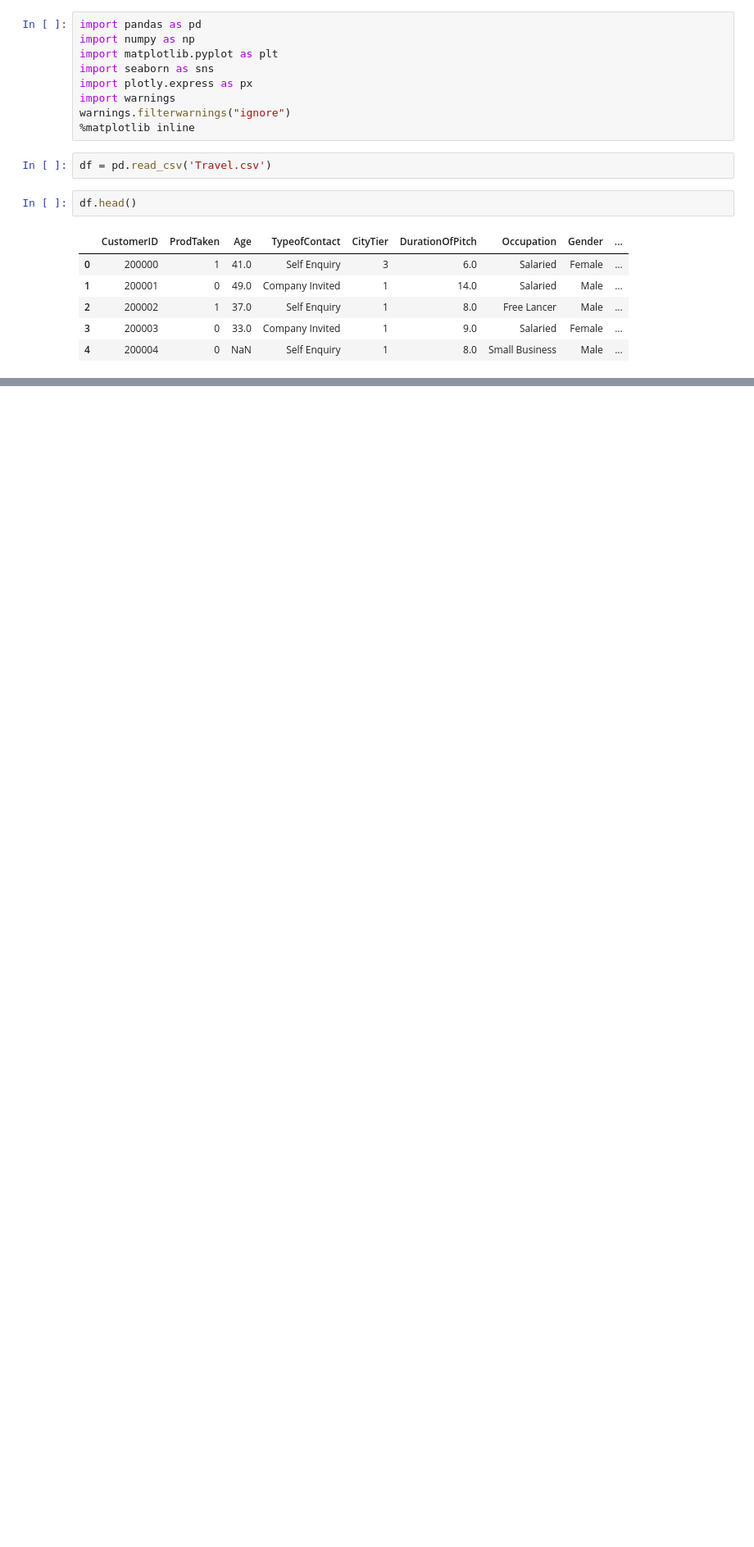
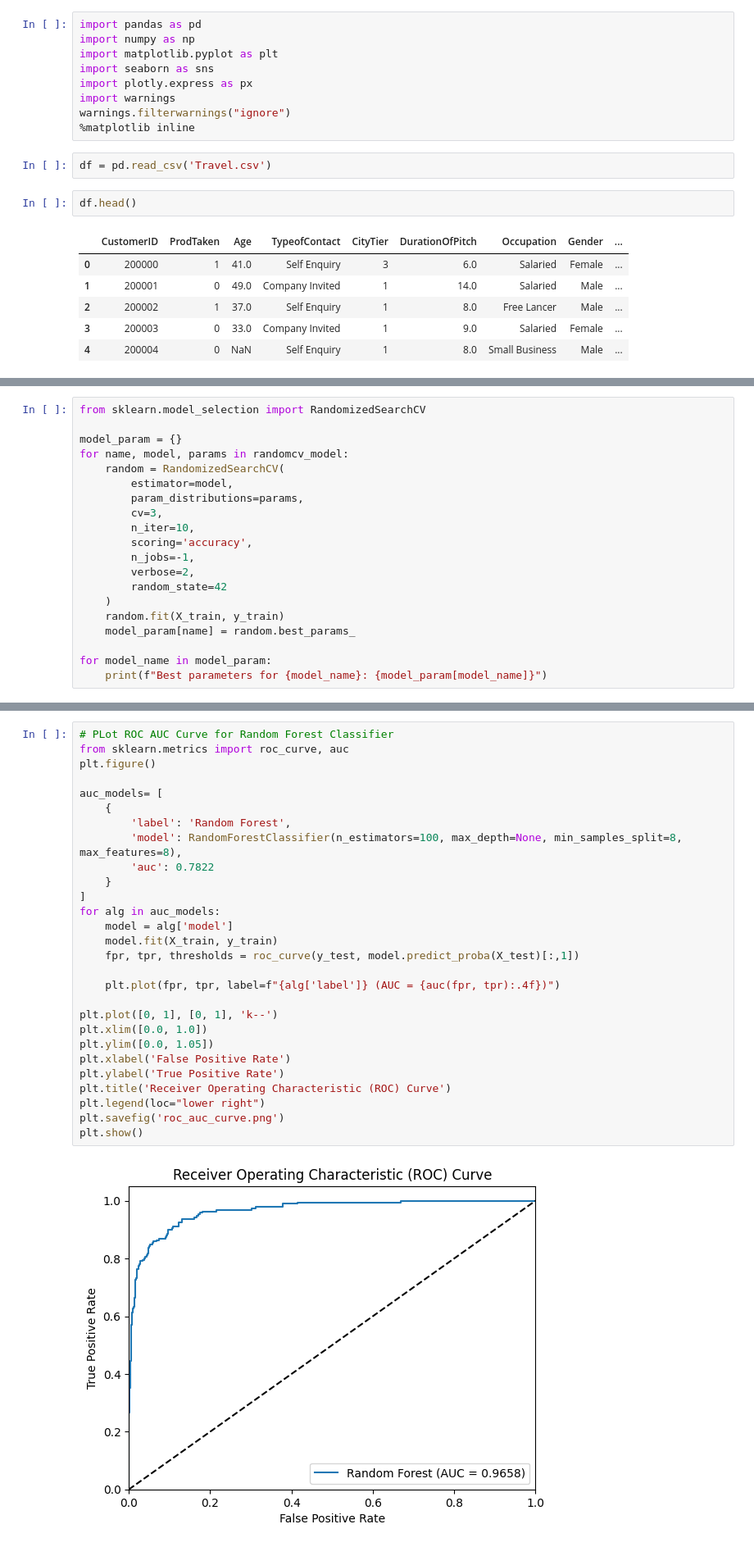
Before and after one commit to ssjha210/mlalgos-practice, a Jupyter notebook: 10_Random_Forest/classifier.ipynb, the cells around one changed output, grey strips where cells are left out. Shown at 82% size. Drawn from its saved outputs; the diff is of its cells as text; blank space fills up the shorter version.

Commit message:
RF Model Trained

```diff
--- a/10_Random_Forest/classifier.ipynb
+++ b/10_Random_Forest/classifier.ipynb
@@ -20,0 +420,20 @@ df.head()
+# %%
+from sklearn.model_selection import RandomizedSearchCV
+
+model_param = {}
+for name, model, params in randomcv_model:
+    random = RandomizedSearchCV(
+        estimator=model,
+        param_distributions=params,
+        cv=3,
+        n_iter=10,
+        scoring='accuracy',
+        n_jobs=-1,
+        verbose=2,
+        random_state=42
+    )
+    random.fit(X_train, y_train)
+    model_param[name] = random.best_params_
+
+for model_name in model_param:
+    print(f"Best parameters for {model_name}: {model_param[model_name]}")
@@ -20,0 +503,30 @@ df.head()
+# %%
+# PLot ROC AUC Curve for Random Forest Classifier
+from sklearn.metrics import roc_curve, auc
+plt.figure()
+
+auc_models= [
+    {
+        'label': 'Random Forest',
+        'model': RandomForestClassifier(n_estimators=100, max_depth=None, min_samples_split=8, max_features=8),
+        'auc': 0.7822
+    }
+]
+for alg in auc_models:
+    model = alg['model']
+    model.fit(X_train, y_train)
+    fpr, tpr, thresholds = roc_curve(y_test, model.predict_proba(X_test)[:,1])
+
+    plt.plot(fpr, tpr, label=f"{alg['label']} (AUC = {auc(fpr, tpr):.4f})")
+
+plt.plot([0, 1], [0, 1], 'k--')
+plt.xlim([0.0, 1.0])
+plt.ylim([0.0, 1.05])
+plt.xlabel('False Positive Rate')
+plt.ylabel('True Positive Rate')
+plt.title('Receiver Operating Characteristic (ROC) Curve')
+plt.legend(loc="lower right")
+plt.savefig('roc_auc_curve.png')
+plt.show()
+# %% [output]
+[figure, added]
```
Also changed, not shown: parts of 45 cells of this notebook, 1 other file.
